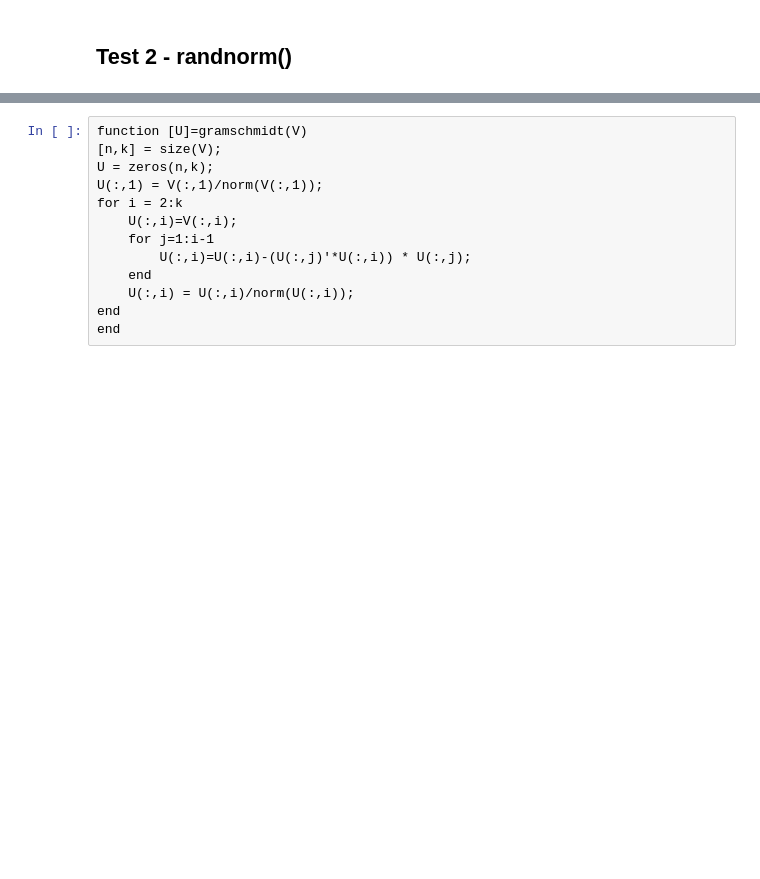
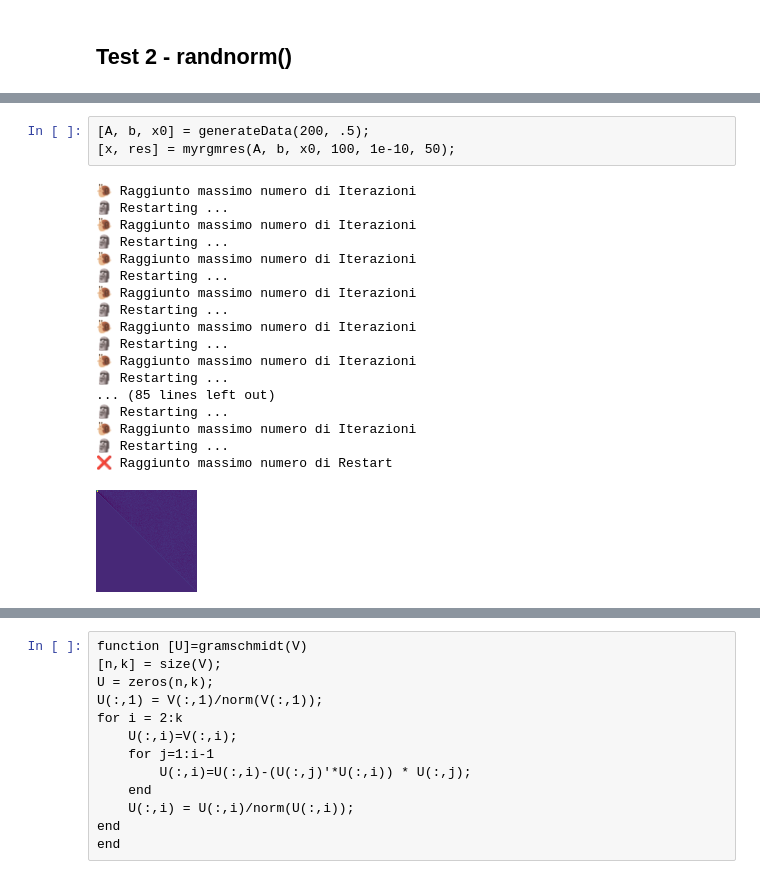
Before and after one commit to CristianCosci/GMRES, a Jupyter notebook: project/octave/octave_gmres.ipynb, the cells around one changed output, grey strips where cells are left out. Cells and saved outputs as stored; diff of their text form; blank space fills up the shorter version.

Commit message:
GMRES Restart
Implementato GMRES con Restart.
Forse ho trovato come si effettua l'ortogonalizzazione.
Testato GMRES con restart (qualcosa fa ma non benissimo 🦍)

```diff
--- a/project/octave/octave_gmres.ipynb
+++ b/project/octave/octave_gmres.ipynb
@@ -201,0 +264,22 @@ ans =    9.0905e-13
+# %%
+[A, b, x0] = generateData(200, .5);
+[x, res] = myrgmres(A, b, x0, 100, 1e-10, 50);
+# %% [output]
+🐌 Raggiunto massimo numero di Iterazioni
+🗿 Restarting ...
+🐌 Raggiunto massimo numero di Iterazioni
+🗿 Restarting ...
+🐌 Raggiunto massimo numero di Iterazioni
+🗿 Restarting ...
+🐌 Raggiunto massimo numero di Iterazioni
+🗿 Restarting ...
+🐌 Raggiunto massimo numero di Iterazioni
+🗿 Restarting ...
+🐌 Raggiunto massimo numero di Iterazioni
+🗿 Restarting ...
+... (85 lines left out)
+🗿 Restarting ...
+🐌 Raggiunto massimo numero di Iterazioni
+🗿 Restarting ...
+❌ Raggiunto massimo numero di Restart
+[figure, added]
```
Also changed, not shown: parts of 13 cells of this notebook.
